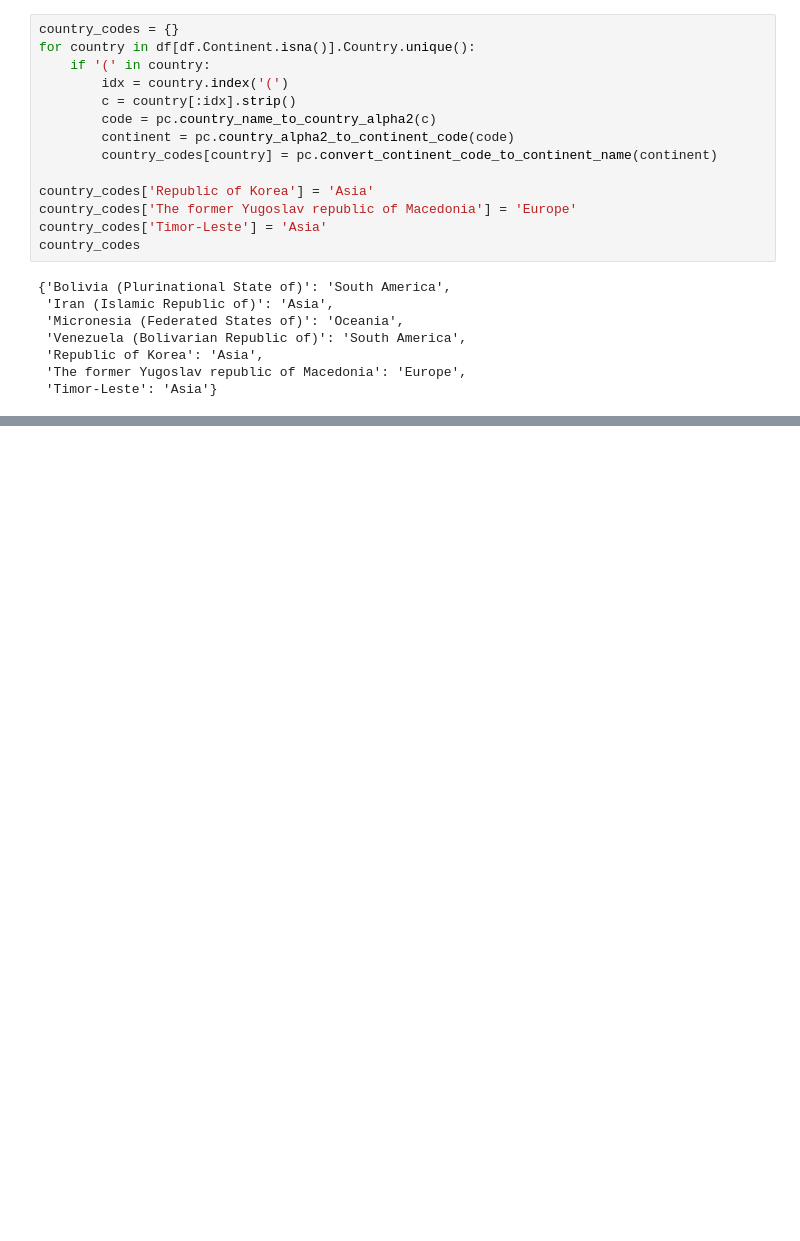
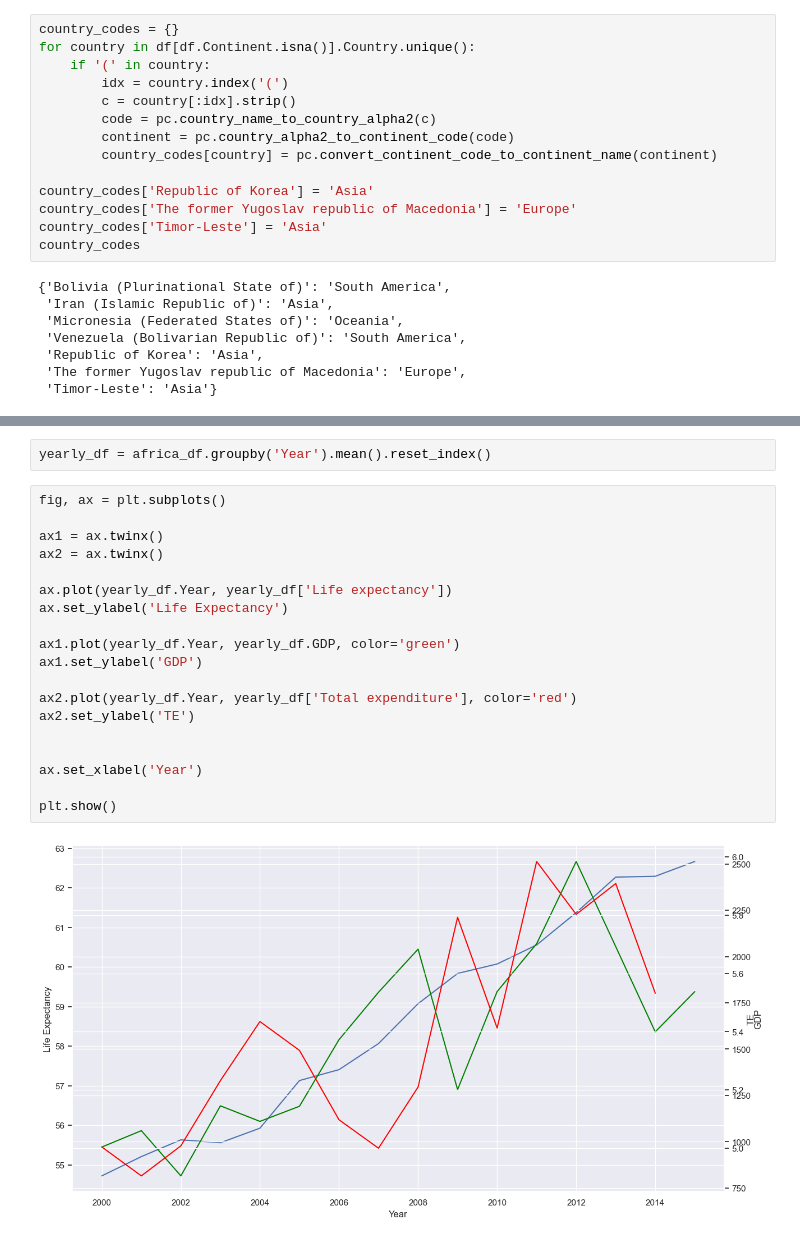
Before and after one commit to EDA-writing/Team-Clover-EDA, a Jupyter notebook: eda.ipynb, the cells around one changed output, grey strips where cells are left out. Saved outputs shown, nothing was run; the diff lists cells and outputs as text; blank space fills up the shorter version.

```diff
--- a/eda.ipynb
+++ b/eda.ipynb
@@ -287,0 +347,23 @@ df[df.Continent.isna()]
+# %%
+yearly_df = africa_df.groupby('Year').mean().reset_index()
+# %%
+fig, ax = plt.subplots()
+
+ax1 = ax.twinx()
+ax2 = ax.twinx()
+
+ax.plot(yearly_df.Year, yearly_df['Life expectancy'])
+ax.set_ylabel('Life Expectancy')
+
+ax1.plot(yearly_df.Year, yearly_df.GDP, color='green')
+ax1.set_ylabel('GDP')
+
+ax2.plot(yearly_df.Year, yearly_df['Total expenditure'], color='red')
+ax2.set_ylabel('TE')
+
+
+ax.set_xlabel('Year')
+
+plt.show()
+# %% [output]
+[figure, added]
```
Also changed, not shown: parts of 14 cells of this notebook.
